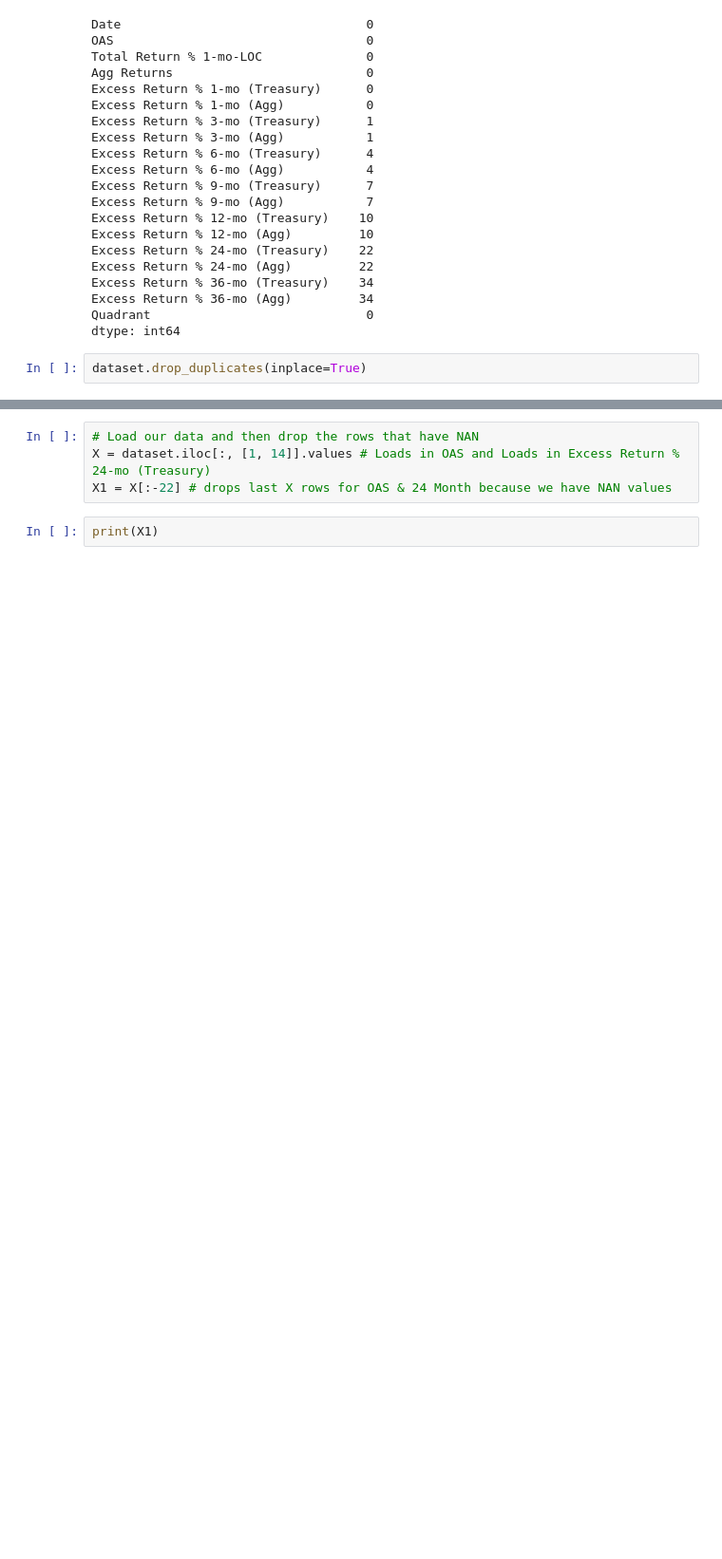
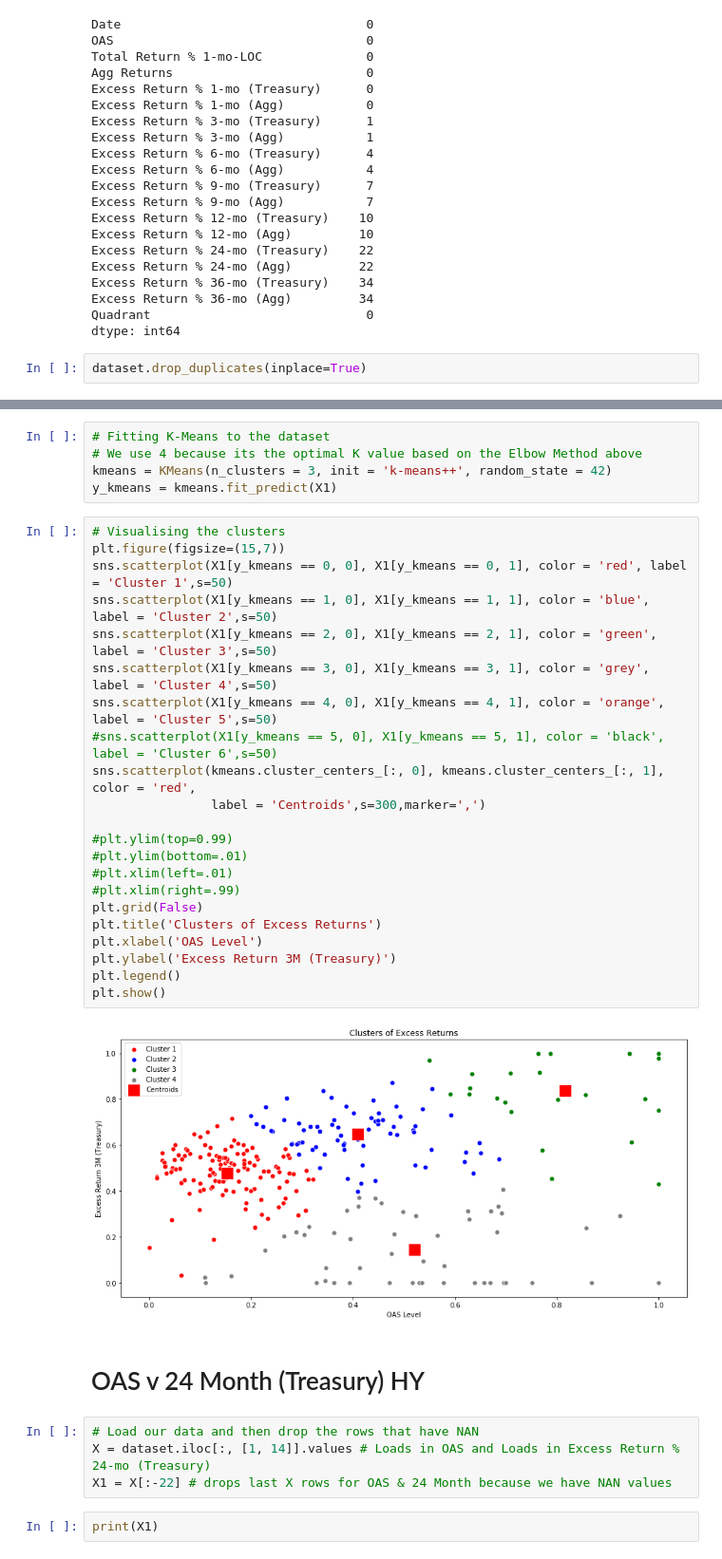
Before and after one commit to valazeinali/BoydWatterson, a Jupyter notebook: BoydWatterson/KNN_NO_Outliers_HY.ipynb, the cells around one changed output, grey strips where cells are left out. Shown at 95% size. Drawn from its saved outputs; the diff is of its cells as text; blank space fills up the shorter version.

```diff
--- a/BoydWatterson/KNN_NO_Outliers_HY.ipynb
+++ b/BoydWatterson/KNN_NO_Outliers_HY.ipynb
@@ -91,3 +135,34 @@ dataset.drop_duplicates(inplace=True)
+# %%
+# Fitting K-Means to the dataset
+# We use 4 because its the optimal K value based on the Elbow Method above
+kmeans = KMeans(n_clusters = 3, init = 'k-means++', random_state = 42)
+y_kmeans = kmeans.fit_predict(X1)
+# %%
+# Visualising the clusters
+plt.figure(figsize=(15,7))
+sns.scatterplot(X1[y_kmeans == 0, 0], X1[y_kmeans == 0, 1], color = 'red', label = 'Cluster 1',s=50)
+sns.scatterplot(X1[y_kmeans == 1, 0], X1[y_kmeans == 1, 1], color = 'blue', label = 'Cluster 2',s=50)
+sns.scatterplot(X1[y_kmeans == 2, 0], X1[y_kmeans == 2, 1], color = 'green', label = 'Cluster 3',s=50)
+sns.scatterplot(X1[y_kmeans == 3, 0], X1[y_kmeans == 3, 1], color = 'grey', label = 'Cluster 4',s=50)
+sns.scatterplot(X1[y_kmeans == 4, 0], X1[y_kmeans == 4, 1], color = 'orange', label = 'Cluster 5',s=50)
+#sns.scatterplot(X1[y_kmeans == 5, 0], X1[y_kmeans == 5, 1], color = 'black', label = 'Cluster 6',s=50)
+sns.scatterplot(kmeans.cluster_centers_[:, 0], kmeans.cluster_centers_[:, 1], color = 'red',
+                label = 'Centroids',s=300,marker=',')
+
+#plt.ylim(top=0.99)
+#plt.ylim(bottom=.01)
+#plt.xlim(left=.01)
+#plt.xlim(right=.99)
+plt.grid(False)
+plt.title('Clusters of Excess Returns')
+plt.xlabel('OAS Level')
+plt.ylabel('Excess Return 3M (Treasury)')
+plt.legend()
+plt.show()
+# %% [output]
+[figure, added]
+# %% [markdown]
+# OAS v 24 Month (Treasury) HY
 # %%
 # Load our data and then drop the rows that have NAN
 X = dataset.iloc[:, [1, 14]].values # Loads in OAS and Loads in Excess Return % 24-mo (Treasury)
```
Also changed, not shown: parts of 6 cells of this notebook.
